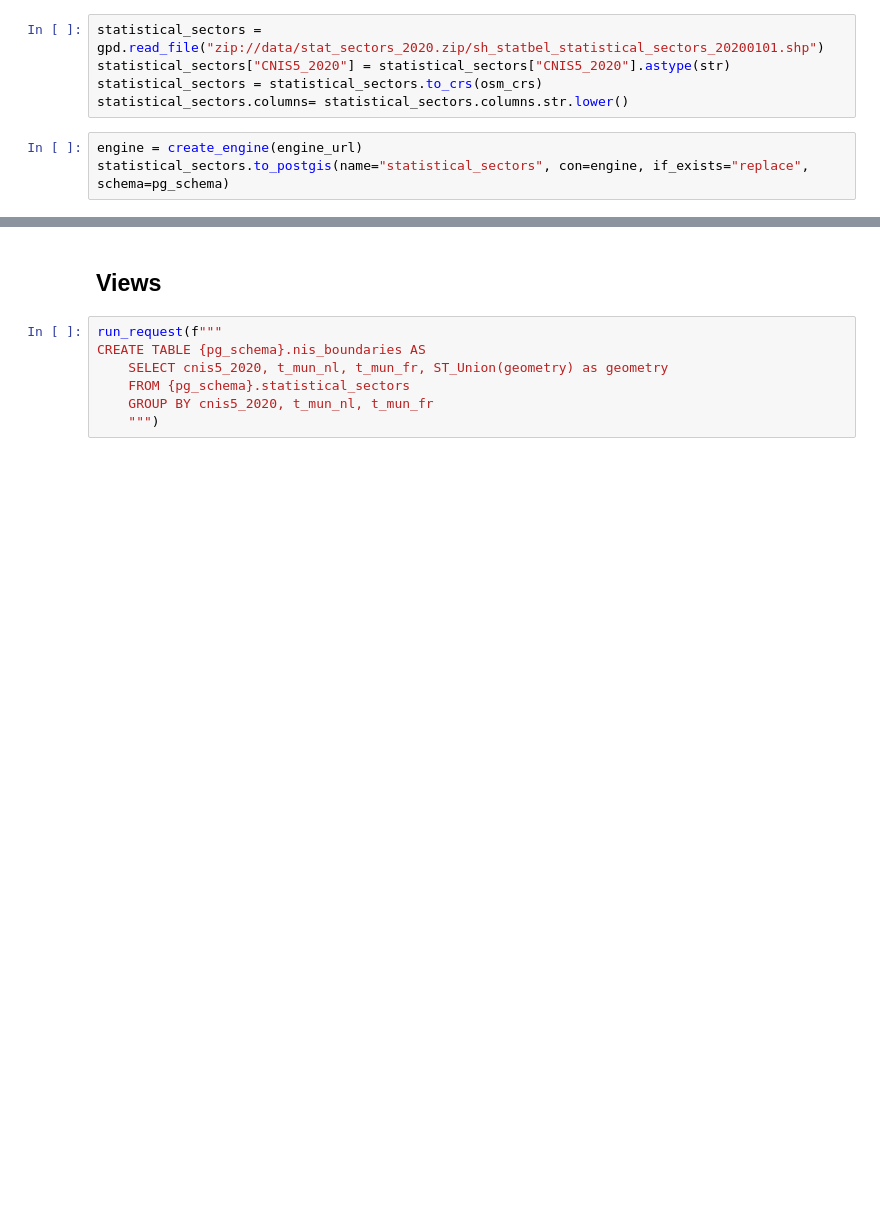
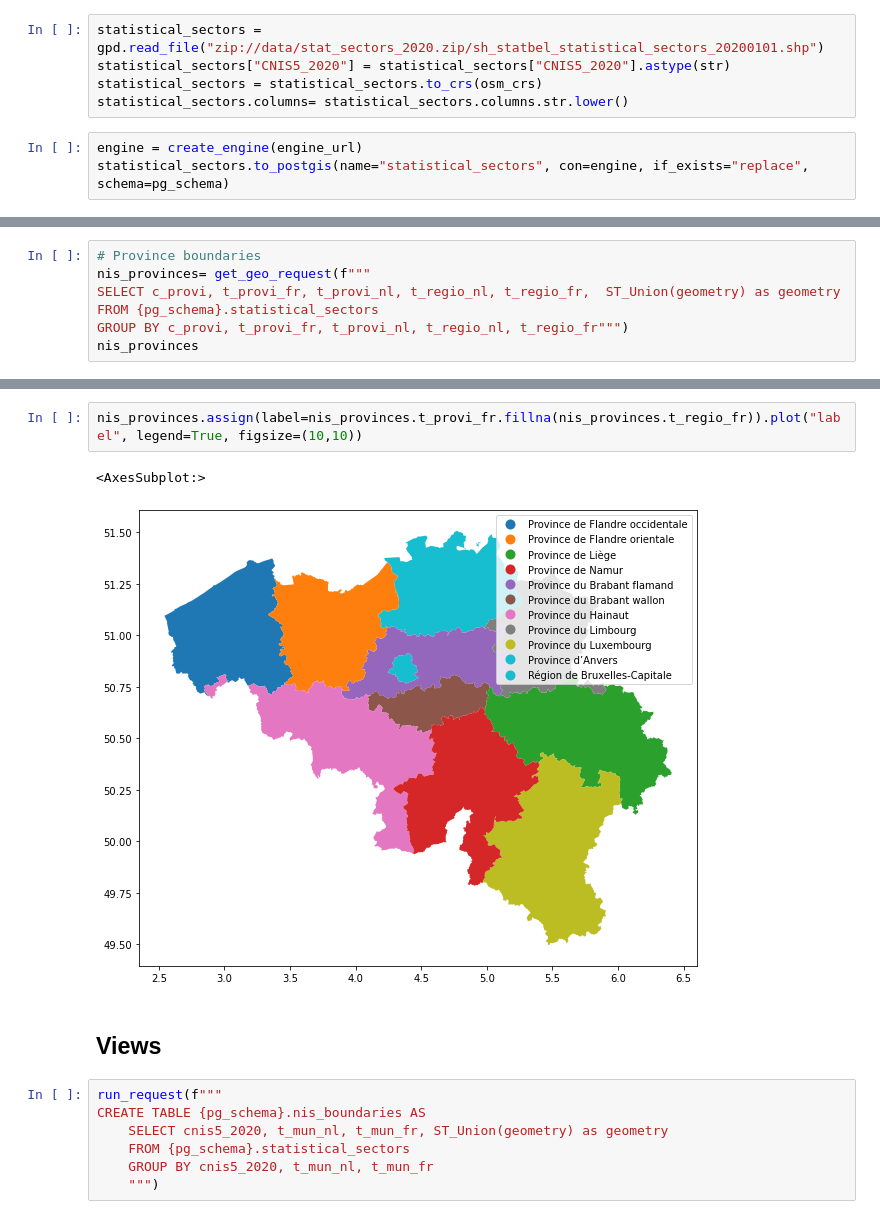
Before and after one commit to SmalsResearch/GISAnalytics, a Jupyter notebook: Spatial_Join_PostGIS.ipynb, the cells around one changed output, grey strips where cells are left out. Saved outputs shown, nothing was run; the diff lists cells and outputs as text; blank space fills up the shorter version.

```diff
--- a/Spatial_Join_PostGIS.ipynb
+++ b/Spatial_Join_PostGIS.ipynb
@@ -277,3 +269,10 @@ GROUP BY cnis5_2020, t_mun_nl, t_mun_fr;""")
 | 579 | 93088 | Walcourt | Walcourt | POLYGON Z ((4.52308 50.27092 0.00... |
 | 580 | 93090 | Viroinval | Viroinval | POLYGON Z ((4.66348 49.99385 0.00... |
 581 rows × 4 columns
+# %%
+# Province boundaries
+nis_provinces= get_geo_request(f"""
+SELECT c_provi, t_provi_fr, t_provi_nl, t_regio_nl, t_regio_fr,  ST_Union(geometry) as geometry
+FROM {pg_schema}.statistical_sectors
+GROUP BY c_provi, t_provi_fr, t_provi_nl, t_regio_nl, t_regio_fr""")
+nis_provinces
@@ -280,3 +292,8 @@ GROUP BY cnis5_2020, t_mun_nl, t_mun_fr;""")
+# %%
+nis_provinces.assign(label=nis_provinces.t_provi_fr.fillna(nis_provinces.t_regio_fr)).plot("label", legend=True, figsize=(10,10))
+# %% [output]
+<AxesSubplot:>
+[figure, added]
 # %% [markdown]
 ## Views
 # %%
```
Also changed, not shown: parts of 12 cells of this notebook, 2 other files.
